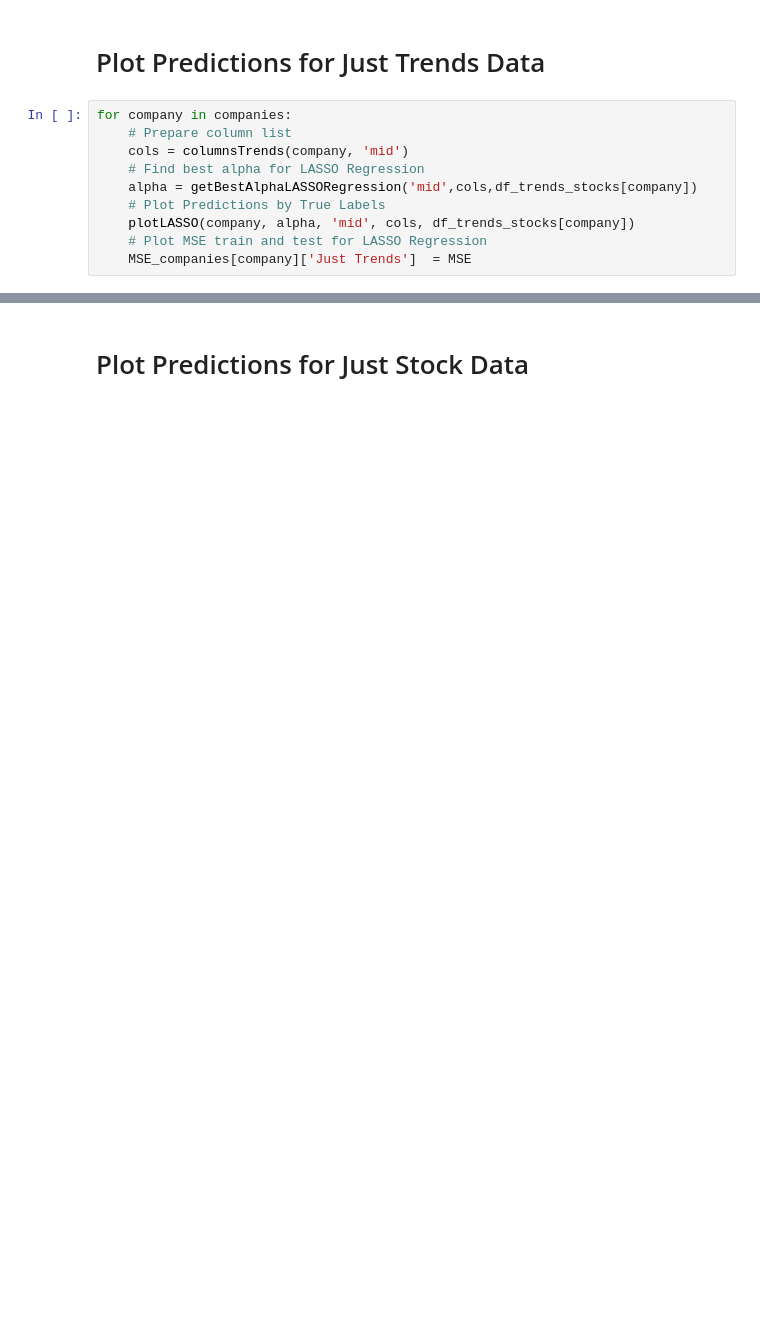
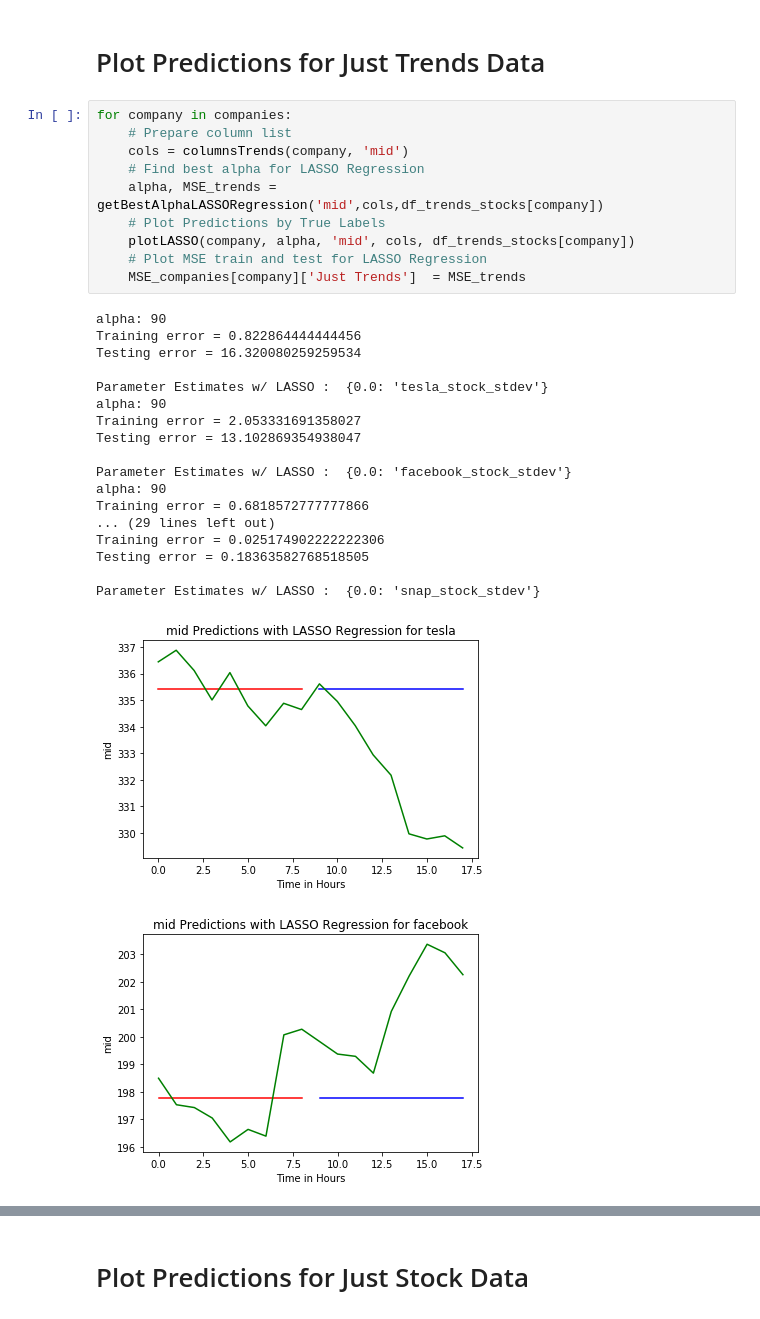
Before and after one commit to edwjchen/StockExploration, a Jupyter notebook: stockbot-hourly.ipynb, the cells around one changed output, grey strips where cells are left out. Saved outputs shown, nothing was run; the diff lists cells and outputs as text; blank space fills up the shorter version.

```diff
--- a/stockbot-hourly.ipynb
+++ b/stockbot-hourly.ipynb
@@ -609,10 +703,30 @@ for company in companies:
 # %%
 for company in companies:
     # Prepare column list
     cols = columnsTrends(company, 'mid')
     # Find best alpha for LASSO Regression
-    alpha = getBestAlphaLASSORegression('mid',cols,df_trends_stocks[company])
+    alpha, MSE_trends = getBestAlphaLASSORegression('mid',cols,df_trends_stocks[company])
     # Plot Predictions by True Labels
     plotLASSO(company, alpha, 'mid', cols, df_trends_stocks[company])
     # Plot MSE train and test for LASSO Regression
-    MSE_companies[company]['Just Trends']  = MSE
+    MSE_companies[company]['Just Trends']  = MSE_trends
+# %% [output]
+alpha: 90
+Training error = 0.822864444444456
+Testing error = 16.320080259259534
+
+Parameter Estimates w/ LASSO :  {0.0: 'tesla_stock_stdev'}
+alpha: 90
+Training error = 2.053331691358027
+Testing error = 13.102869354938047
+
+Parameter Estimates w/ LASSO :  {0.0: 'facebook_stock_stdev'}
+alpha: 90
+Training error = 0.6818572777777866
+... (29 lines left out)
+Training error = 0.025174902222222306
+Testing error = 0.18363582768518505
+
+Parameter Estimates w/ LASSO :  {0.0: 'snap_stock_stdev'}
+[figure, added]
+[figure, added]
```
Also changed, not shown: parts of 18 cells of this notebook, 11 other files.
